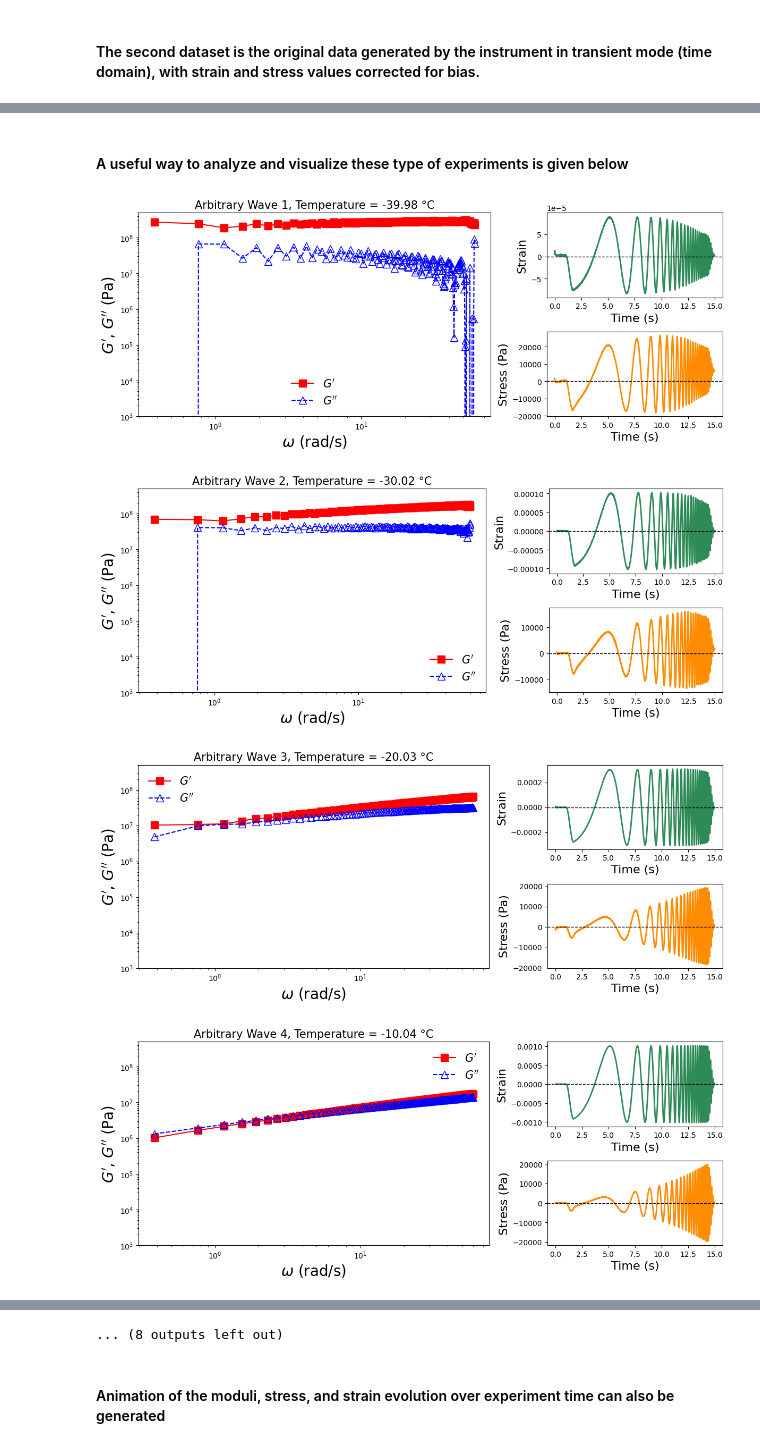
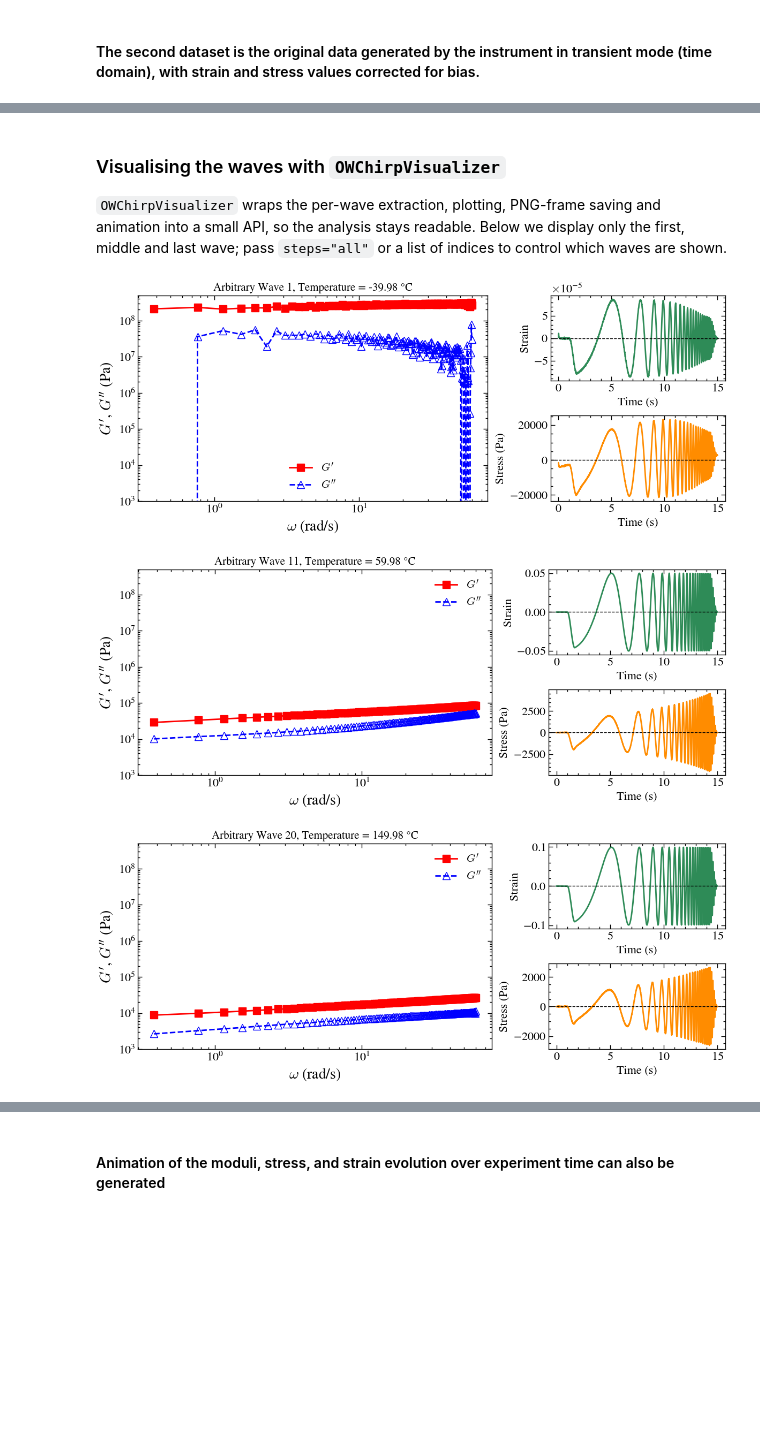
Before and after one commit to 3mcloud/hermes-rheo, a Jupyter notebook: tutorial_notebooks/3_read and visualize data from OWChirp experiments.ipynb, the cells around one changed output, grey strips where cells are left out. Cells and saved outputs as stored; diff of their text form; code cells hidden in the pictures; blank space fills up the shorter version.

```diff
--- a/tutorial_notebooks/3_read and visualize data from OWChirp experiments.ipynb
+++ b/tutorial_notebooks/3_read and visualize data from OWChirp experiments.ipynb
@@ -12,11 +55,15 @@ import matplotlib.gridspec as gridspec
 # %%
-# Get the current directory where the notebook is located
-current_dir = os.path.dirname(os.path.abspath("__file__"))  # Use "__file__" to get the notebook's directory
+# Get the current directory where the notebook is located.
+current_dir = os.path.dirname(os.path.abspath("__file__"))
 
-# Construct the relative path
-filepath = os.path.join(current_dir, 'tutorial_data', 'tutorial_3', 'owchirp_tts.txt')
+filepath = os.path.join(current_dir, 'tutorial_data', 'tutorial_4', 'owchirp_tts.txt')
 # %%
-experiment = ExperimentSet(TriosRheoReader().data_from_filepath(filepath=filepath, create_composite_datasets=True).measurements)
-pipeline = RheoAnalysis()
+experiment = read_file(
+    filepath,
+    file_reader=TriosRheoReader,
+    create_composite_datasets=True,
+)
+
+pipeline = OWChirpAnalysis()
 processed_experiment = pipeline(experiment)
-print(processed_experiment)
+#print(processed_experiment)
@@ -118,4 +141,9 @@ velocity    = [+0.0002 +0.0003 ... +0.0000 +0.0000]
  'adjusted stress',
  'adjusted strain rate']
 # %% [markdown]
-#### A useful way to analyze and visualize these type of experiments is given below
+### Visualising the waves with `OWChirpVisualizer`
+
+`OWChirpVisualizer` wraps the per-wave extraction, plotting, PNG-frame
+saving and animation into a small API, so the analysis stays readable.
+Below we display only the first, middle and last wave; pass
+`steps="all"` or a list of indices to control which waves are shown.
@@ -224,9 +150,9 @@ def plot_experiment_data(step, data_dict):
 # %%
-# Plot and save data for each experiment
-for step in range(steps):
-    plot_experiment_data(step, data_dict)
+viz = OWChirpVisualizer(processed_experiment)
+
+# Display only the first, middle and last wave to keep the notebook light.
+figs, axes = viz.plot_waves(steps="first-middle-last")
 # %% [output]
-[figure, old version]
+[figure, new version]
-[figure, old version]
+[figure, new version]
-[figure, old version]
+[figure, new version]
-[figure, removed]
@@ -241,4 +159,3 @@ for step in range(steps):
-... (8 outputs left out)
 # %% [markdown]
 #### Animation of the moduli, stress, and strain evolution over experiment time can also be generated
 # %%
```
Also changed, not shown: parts of 13 cells of this notebook, 44 other files.
